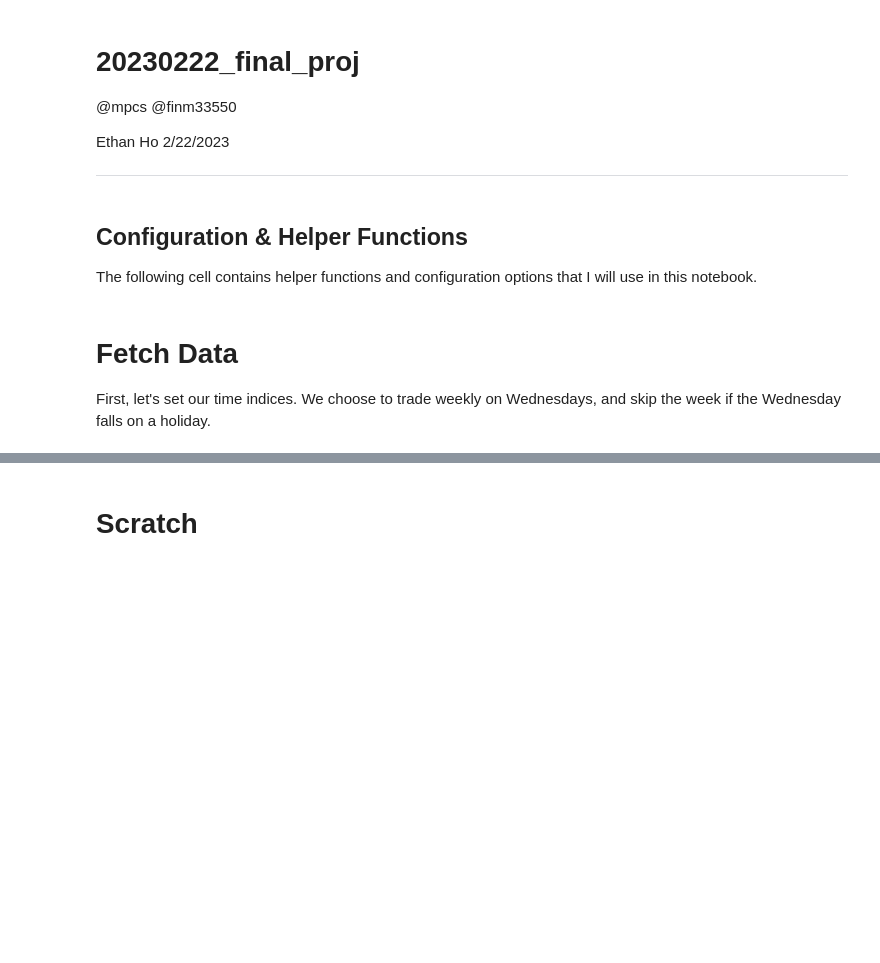
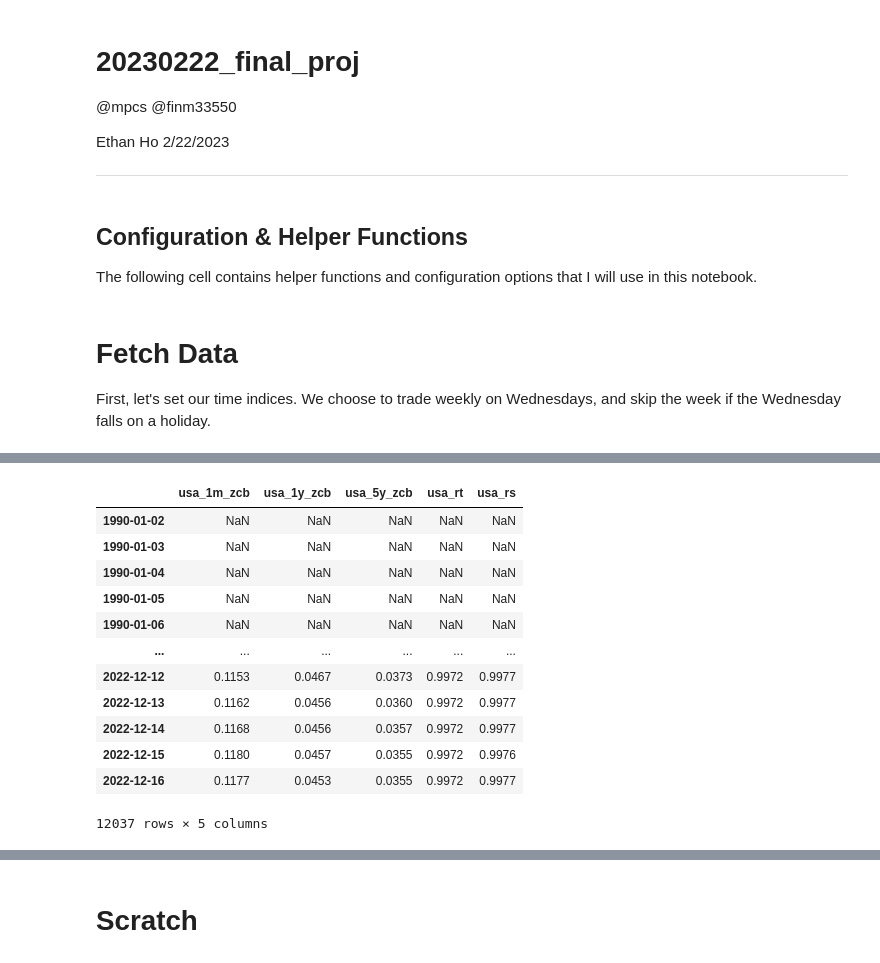
Before and after one commit to ethho/finm-33150, a Jupyter notebook: 20230222_final_proj.ipynb, the cells around one changed output, grey strips where cells are left out. Drawn from its saved outputs; the diff is of its cells as text; code cells hidden in the pictures; blank space fills up the shorter version.

```diff
--- a/20230222_final_proj.ipynb
+++ b/20230222_final_proj.ipynb
@@ -221,22 +221,20 @@ def get_zcb_curves(row):
         df = pd.DataFrame.from_records(cols).convert_dtypes()
         df['tenor'] = df['tenor'].astype(int)
         df.set_index(['tenor', 'unit'], inplace=True)
+
+        lo_col = df.loc[(1, 'm'), 'col']
+        lo = row[lo_col]
+        lo.name = 0.0833
+
         try:
-            lo_col = df.loc[(1, 'y'), 'col']
-            lo = row[lo_col]
-            lo.name = 1
+            mid_col = df.loc[(1, 'y'), 'col']
+            mid = row[mid_col]
+            mid.name = 1
         except KeyError:
-            lo_col = df.loc[(12, 'm'), 'col']
-            lo = row[lo_col]
-            lo.name = 1
-        try:
-            mid_col = df.loc[(2, 'y'), 'col']
+            mid_col = df.loc[(12, 'm'), 'col']
             mid = row[mid_col]
-            mid.name = 2
-        except KeyError:
-            mid_col = df.loc[(3, 'y'), 'col']
-            mid = row[mid_col]
-            mid.name = 3
+            mid.name = 1
+
         hi_col = df.loc[(5, 'y'), 'col']
         hi = row[hi_col]
         hi.name = 5
@@ -273,3 +271,21 @@ wed_idx = [
     ])
 ]
 assert len(wed_idx_w_holidays) > len(wed_idx)
+# %%
+countries = {
+    'USA': 'USD',
+}
+
+yc_dict = {
+    country: (
+        get_yc(f'YC/{country}', start_date=start_date, end_date=end_date, col_prefix=country.lower())
+        .reindex(daily_idx)
+        .fillna(method='ffill')
+        .iloc[1:, :]
+    ) for country in countries.keys()
+}
+yc_daily = pd.concat(yc_dict.values(), axis=1)
+zcb = get_zcb_curves(yc_daily)
+uszcb = zcb['usa']
+uszcb
+# %% [output]
@@ -275,0 +294,13 @@ assert len(wed_idx_w_holidays) > len(wed_idx)
+|  | usa_1m_zcb | usa_1y_zcb | usa_5y_zcb | usa_rt | usa_rs |
+| 1990-01-02 | NaN | NaN | NaN | NaN | NaN |
+| 1990-01-03 | NaN | NaN | NaN | NaN | NaN |
+| 1990-01-04 | NaN | NaN | NaN | NaN | NaN |
+| 1990-01-05 | NaN | NaN | NaN | NaN | NaN |
+| 1990-01-06 | NaN | NaN | NaN | NaN | NaN |
+| ... | ... | ... | ... | ... | ... |
+| 2022-12-12 | 0.1153 | 0.0467 | 0.0373 | 0.9972 | 0.9977 |
+| 2022-12-13 | 0.1162 | 0.0456 | 0.0360 | 0.9972 | 0.9977 |
+| 2022-12-14 | 0.1168 | 0.0456 | 0.0357 | 0.9972 | 0.9977 |
+| 2022-12-15 | 0.1180 | 0.0457 | 0.0355 | 0.9972 | 0.9976 |
+| 2022-12-16 | 0.1177 | 0.0453 | 0.0355 | 0.9972 | 0.9977 |
+12037 rows × 5 columns
```
Also changed, not shown: parts of 6 cells of this notebook.
